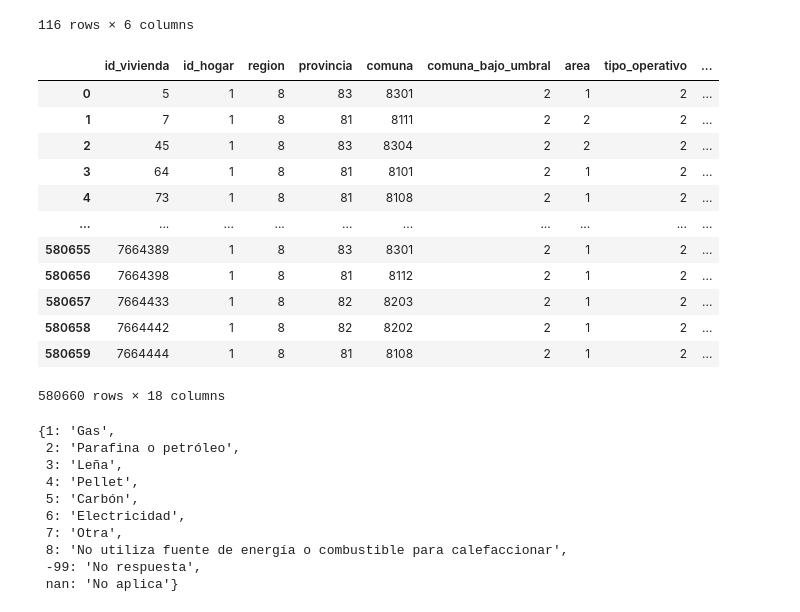
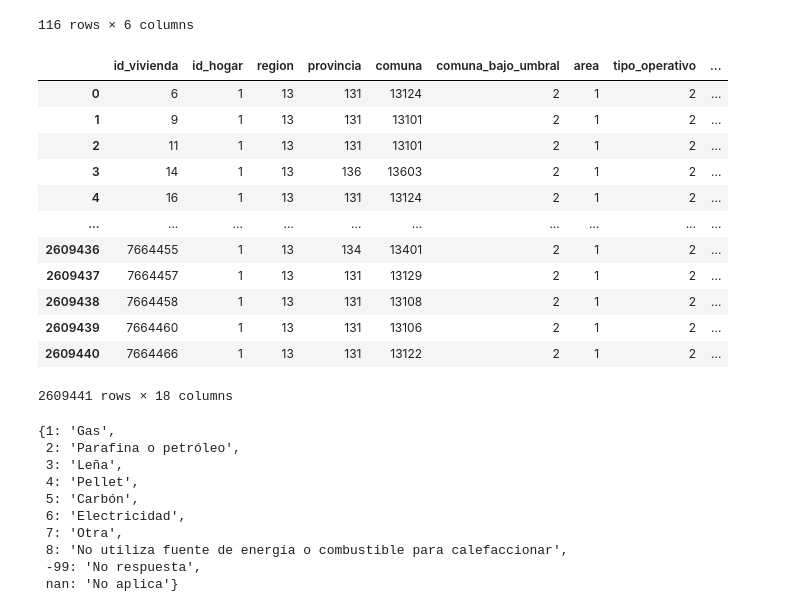
Before and after one commit to diegocaro/censo2024, a Jupyter notebook: notebooks/2.0-dc-energy.ipynb, the cells around one changed output. Saved outputs shown, nothing was run; the diff lists cells and outputs as text; code cells hidden in the pictures.

```diff
--- a/notebooks/2.0-dc-energy.ipynb
+++ b/notebooks/2.0-dc-energy.ipynb
@@ -3,6 +3,8 @@
 #     "data/censo2024-microdatos/personas",
 #     filters=[[("region", "==", 13)]],
 # )
+# %%
+REGION = 13
 # %%
 import matplotlib.pyplot as plt
 import numpy as np
@@ -100,30 +111,30 @@ biobio = gpd.read_file("../data/processed/region_biobio.geojson")
 # %%
 def read_parquet(filepath, filters=None):
     df = pd.read_parquet(filepath, filters=filters)
     for col in df.select_dtypes(include="number").columns:
         df[col] = to_int_if_possible(df[col])
     return df
 
 
 hogares = read_parquet(
     "../data/raw/hogares_censo2024.parquet",
-    filters=[[("region", "==", 8)]],
+    filters=[[("region", "==", REGION)]],
 )
 hogares
 # %% [output]
 |  | id_vivienda | id_hogar | region | provincia | comuna | comuna_bajo_umbral | area | tipo_operativo | ... |
-| 0 | 5 | 1 | 8 | 83 | 8301 | 2 | 1 | 2 | ... |
-| 1 | 7 | 1 | 8 | 81 | 8111 | 2 | 2 | 2 | ... |
-| 2 | 45 | 1 | 8 | 83 | 8304 | 2 | 2 | 2 | ... |
-| 3 | 64 | 1 | 8 | 81 | 8101 | 2 | 1 | 2 | ... |
-| 4 | 73 | 1 | 8 | 81 | 8108 | 2 | 1 | 2 | ... |
+| 0 | 6 | 1 | 13 | 131 | 13124 | 2 | 1 | 2 | ... |
+| 1 | 9 | 1 | 13 | 131 | 13101 | 2 | 1 | 2 | ... |
+| 2 | 11 | 1 | 13 | 131 | 13101 | 2 | 1 | 2 | ... |
+| 3 | 14 | 1 | 13 | 136 | 13603 | 2 | 1 | 2 | ... |
+| 4 | 16 | 1 | 13 | 131 | 13124 | 2 | 1 | 2 | ... |
 | ... | ... | ... | ... | ... | ... | ... | ... | ... | ... |
-| 580655 | 7664389 | 1 | 8 | 83 | 8301 | 2 | 1 | 2 | ... |
-| 580656 | 7664398 | 1 | 8 | 81 | 8112 | 2 | 1 | 2 | ... |
-| 580657 | 7664433 | 1 | 8 | 82 | 8203 | 2 | 1 | 2 | ... |
-| 580658 | 7664442 | 1 | 8 | 82 | 8202 | 2 | 1 | 2 | ... |
-| 580659 | 7664444 | 1 | 8 | 81 | 8108 | 2 | 1 | 2 | ... |
+| 2609436 | 7664455 | 1 | 13 | 134 | 13401 | 2 | 1 | 2 | ... |
+| 2609437 | 7664457 | 1 | 13 | 131 | 13129 | 2 | 1 | 2 | ... |
+| 2609438 | 7664458 | 1 | 13 | 131 | 13108 | 2 | 1 | 2 | ... |
+| 2609439 | 7664460 | 1 | 13 | 131 | 13106 | 2 | 1 | 2 | ... |
+| 2609440 | 7664466 | 1 | 13 | 131 | 13122 | 2 | 1 | 2 | ... |
-580660 rows × 18 columns
+2609441 rows × 18 columns
 # %%
 def get_mapping_variable(variable: str, dic: pd.DataFrame) -> dict:
     if variable not in dic.index:
```
Also changed, not shown: parts of 13 cells of this notebook.
